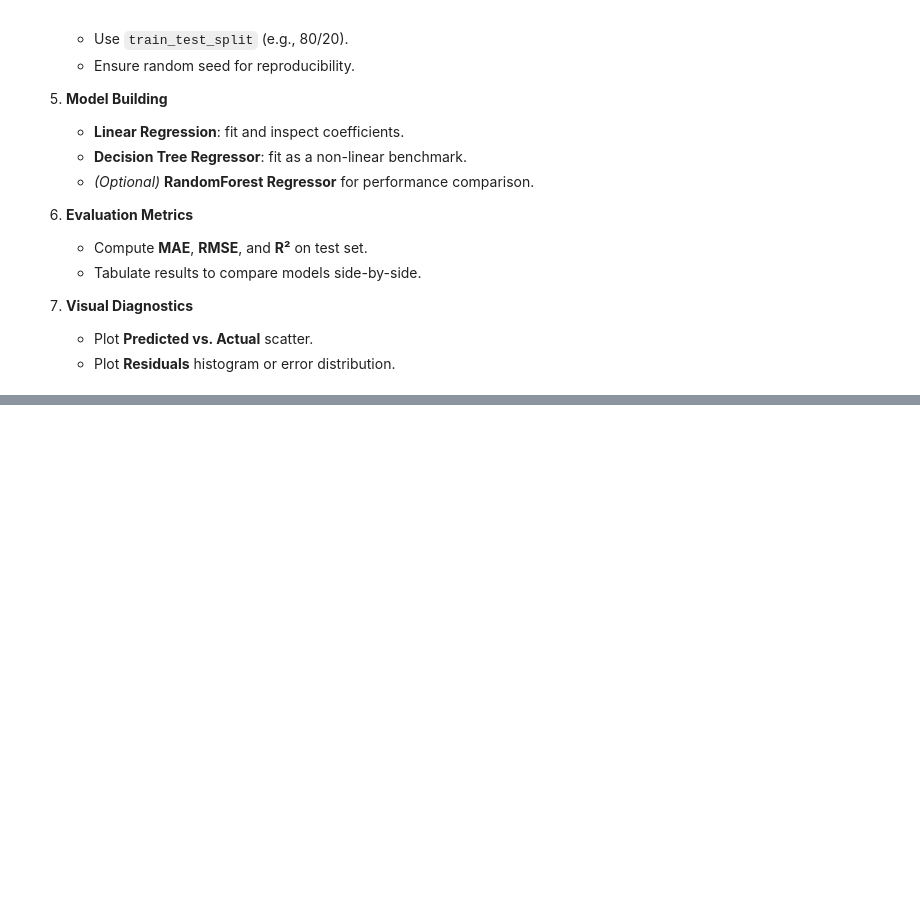
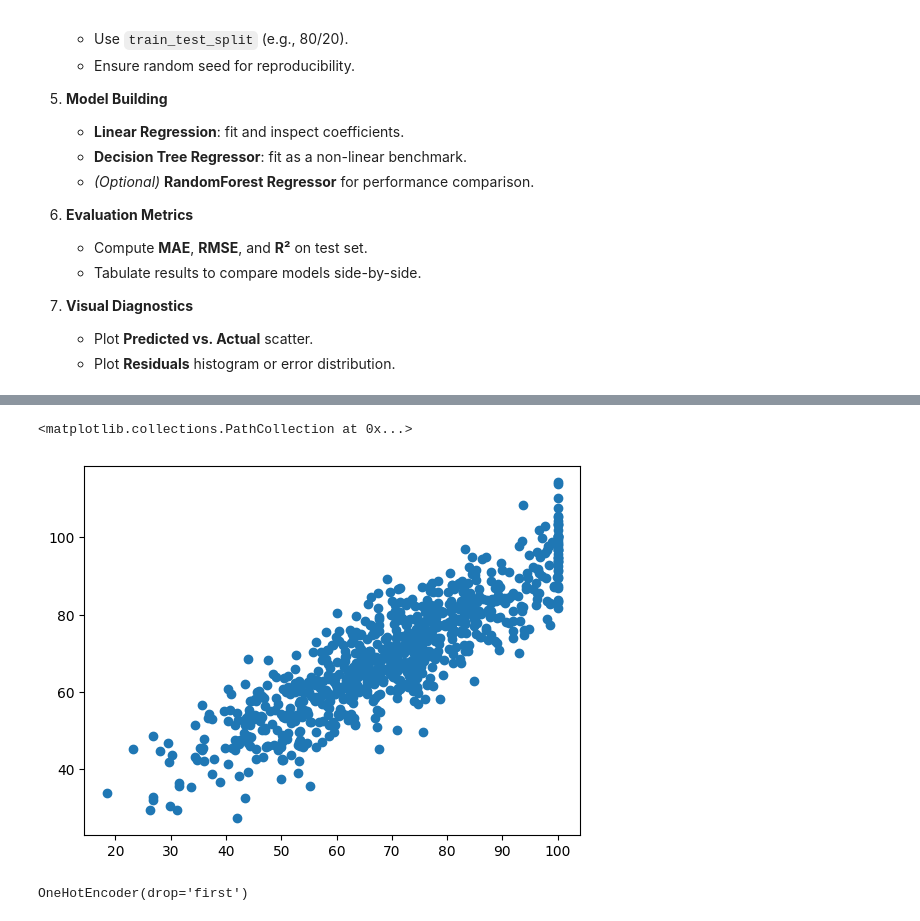
Before and after one commit to puck-arthur/data-learning, a Jupyter notebook: notebooks/week2_regression_scikit_refresher.ipynb, the cells around one changed output, grey strips where cells are left out. Drawn from its saved outputs; the diff is of its cells as text; code cells hidden in the pictures; blank space fills up the shorter version.

```diff
--- a/notebooks/week2_regression_scikit_refresher.ipynb
+++ b/notebooks/week2_regression_scikit_refresher.ipynb
@@ -34,0 +151,76 @@
+# %%
+# Separating the target variable
+
+# Choosing some columns at random
+X = df_raw[['age', 'sleep_hours', 'netflix_hours', 'study_hours_per_day', 'social_media_hours']]
+
+y = df_raw['exam_score']
+# %%
+# First lets mantain the X data as-is and try to use ML for predictions
+
+from sklearn.linear_model import LinearRegression
+from sklearn.model_selection import train_test_split
+
+X_train, X_test, y_train, y_test = train_test_split(X, y, test_size=0.80, random_state=42)
+
+# Creating the model object
+model = LinearRegression()
+
+# Fitting to training data
+model.fit(X_train, y_train)
+
+# Predicting with test data
+y_pred = model.predict(X_test)
+
+plt.scatter(y_test, y_pred)
+# %% [output]
+<matplotlib.collections.PathCollection at 0x...>
+[figure, added]
+# %%
+# Lets change all string columns to one of these: Binary, Nominal, Ordinal with sklearn
+
+from sklearn.compose import ColumnTransformer
+from sklearn.preprocessing import OneHotEncoder
+from sklearn.linear_model import LinearRegression
+from sklearn.pipeline import Pipeline
+
+# Nominal and Binary columns
+cat_cols = ['gender', 'part_time_job', 'extracurricular_participation']
+
+# Ordinal columns
+ordinal_cols = [
+    "diet_quality",
+    "internet_quality",
+    "parental_education_level"
+]
+
+# For each, list the values in their natural order
+ordinal_categories = [
+    ["Poor", "Fair", "Good"], # diet_quality
+    ["Poor", "Average", "Good"], # internet_quality
+    ["High School", "Bachelor", "Master"] # parental_education_level
+]
+
+# 1) Define a ColumnTransformer that will OHE just the cat_cols
+preprocessor = ColumnTransformer(
+    [('ohe', OneHotEncoder(drop='first', handle_unknown='ignore'), cat_cols)]
+    )  # leave all other columns as-is
+
+ohe.fit(df_raw[['gender']])
+
+# 2) Bundle preprocessing + model into one Pipeline
+model_pipe = Pipeline([
+    ('pre', preprocessor),
+    ('model', LinearRegression())
+])
+
+# 3) Fit on training data
+model_pipe.fit(X_train, y_train)
+
+# 4) Predict on new data—and it will automatically:
+#    a) OHE your cat_cols identically to train,
+#    b) pass through other columns,
+#    c) feed into the regression.
+preds = model_pipe.predict(X_test)
+# %% [output]
+OneHotEncoder(drop='first')
```
Also changed, not shown: parts of 9 cells of this notebook.
